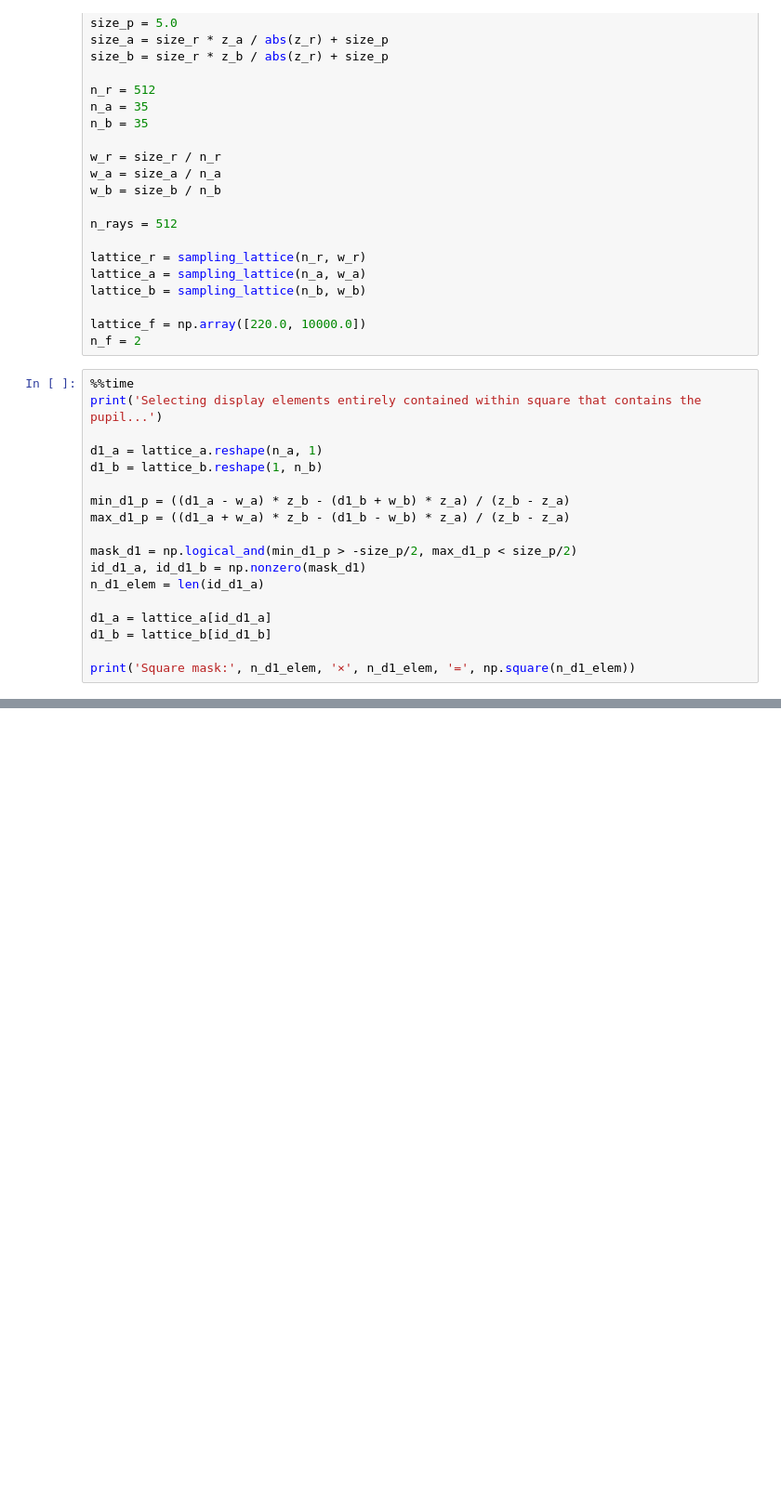
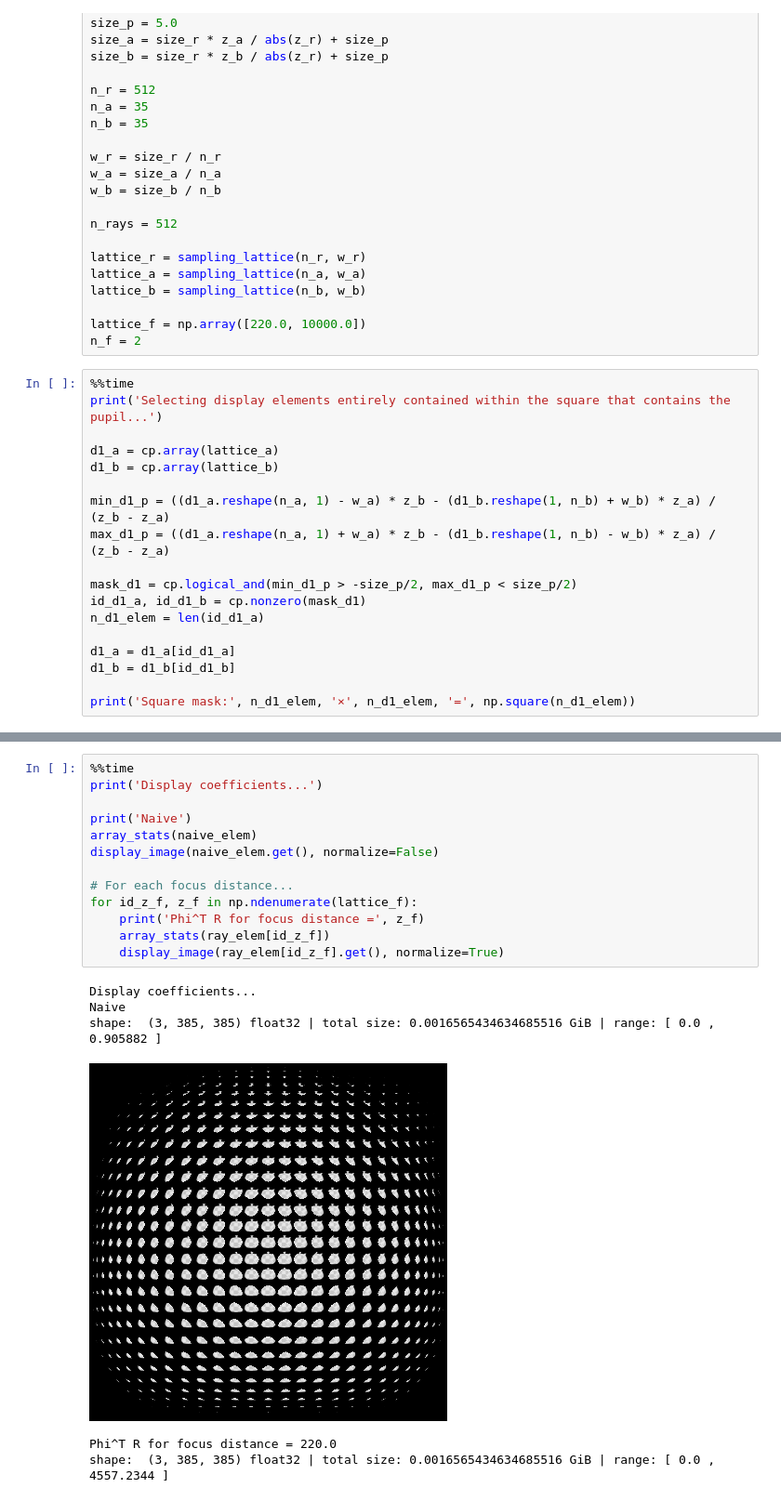
Before and after one commit to raolirom/light-field-prefiltering, a Jupyter notebook: 4d-nnls.ipynb, the cells around one changed output, grey strips where cells are left out. Shown at 93% size. Saved outputs shown, nothing was run; the diff lists cells and outputs as text; blank space fills up the shorter version.

```diff
--- a/4d-nnls.ipynb
+++ b/4d-nnls.ipynb
@@ -240,20 +244,20 @@ lattice_f = np.array([220.0, 10000.0])
 n_f = 2
 # %%
 %%time
-print('Selecting display elements entirely contained within square that contains the pupil...')
+print('Selecting display elements entirely contained within the square that contains the pupil...')
 
-d1_a = lattice_a.reshape(n_a, 1)
-d1_b = lattice_b.reshape(1, n_b)
+d1_a = cp.array(lattice_a)
+d1_b = cp.array(lattice_b)
 
-min_d1_p = ((d1_a - w_a) * z_b - (d1_b + w_b) * z_a) / (z_b - z_a)
-max_d1_p = ((d1_a + w_a) * z_b - (d1_b - w_b) * z_a) / (z_b - z_a)
+min_d1_p = ((d1_a.reshape(n_a, 1) - w_a) * z_b - (d1_b.reshape(1, n_b) + w_b) * z_a) / (z_b - z_a)
+max_d1_p = ((d1_a.reshape(n_a, 1) + w_a) * z_b - (d1_b.reshape(1, n_b) - w_b) * z_a) / (z_b - z_a)
 
-mask_d1 = np.logical_and(min_d1_p > -size_p/2, max_d1_p < size_p/2)
-id_d1_a, id_d1_b = np.nonzero(mask_d1)
+mask_d1 = cp.logical_and(min_d1_p > -size_p/2, max_d1_p < size_p/2)
+id_d1_a, id_d1_b = cp.nonzero(mask_d1)
 n_d1_elem = len(id_d1_a)
 
-d1_a = lattice_a[id_d1_a]
-d1_b = lattice_b[id_d1_b]
+d1_a = d1_a[id_d1_a]
+d1_b = d1_b[id_d1_b]
 
 print('Square mask:', n_d1_elem, '×', n_d1_elem, '=', np.square(n_d1_elem))
 # %% [output]
@@ -343,0 +356,20 @@ Wall time: 27min 58s
+# %%
+%%time
+print('Display coefficients...')
+
+print('Naive')
+array_stats(naive_elem)
+display_image(naive_elem.get(), normalize=False)
+
+# For each focus distance...
+for id_z_f, z_f in np.ndenumerate(lattice_f):
+    print('Phi^T R for focus distance =', z_f)
+    array_stats(ray_elem[id_z_f])
+    display_image(ray_elem[id_z_f].get(), normalize=True)
+# %% [output]
+Display coefficients...
+Naive
+shape:  (3, 385, 385) float32 | total size: 0.0016565434634685516 GiB | range: [ 0.0 , 0.905882 ]
+[figure, added]
+Phi^T R for focus distance = 220.0
+shape:  (3, 385, 385) float32 | total size: 0.0016565434634685516 GiB | range: [ 0.0 , 4557.2344 ]
```
Also changed, not shown: parts of 7 cells of this notebook.
